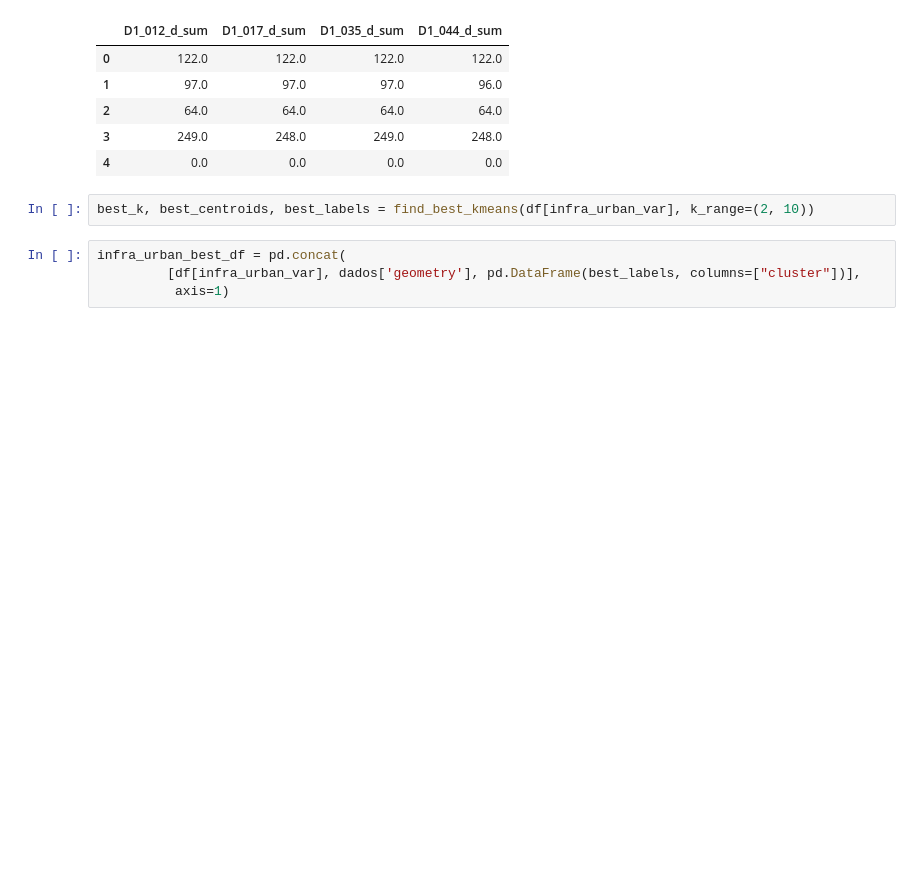
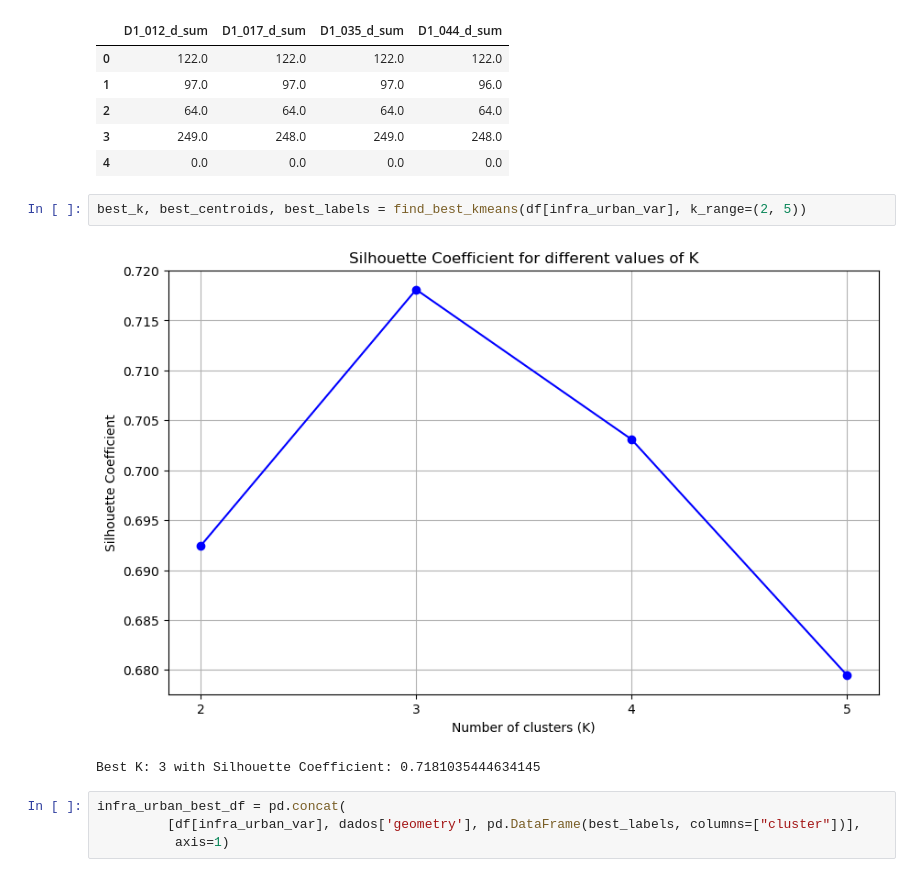
Before and after one commit to giovanniattina/assentamentos-precarios, a Jupyter notebook: Cluster Analise.ipynb, the cells around one changed output. Drawn from its saved outputs; the diff is of its cells as text; blank space fills up the shorter version.

```diff
--- a/Cluster Analise.ipynb
+++ b/Cluster Analise.ipynb
@@ -262,7 +268,10 @@ df[infra_urban_var].head()
 | 3 | 249.0 | 248.0 | 249.0 | 248.0 |
 | 4 | 0.0 | 0.0 | 0.0 | 0.0 |
 # %%
-best_k, best_centroids, best_labels = find_best_kmeans(df[infra_urban_var], k_range=(2, 10))
+best_k, best_centroids, best_labels = find_best_kmeans(df[infra_urban_var], k_range=(2, 5))
+# %% [output]
+[figure, added]
+Best K: 3 with Silhouette Coefficient: 0.7181035444634145
 # %%
 infra_urban_best_df = pd.concat(
          [df[infra_urban_var], dados['geometry'], pd.DataFrame(best_labels, columns=["cluster"])],
```
Also changed, not shown: parts of 23 cells of this notebook.
